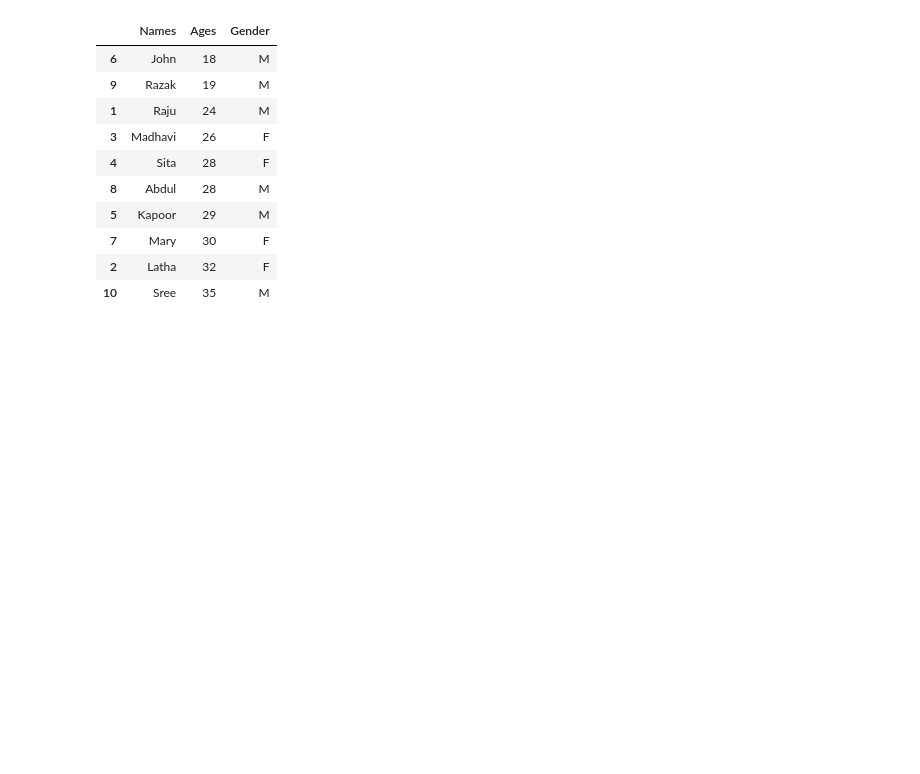
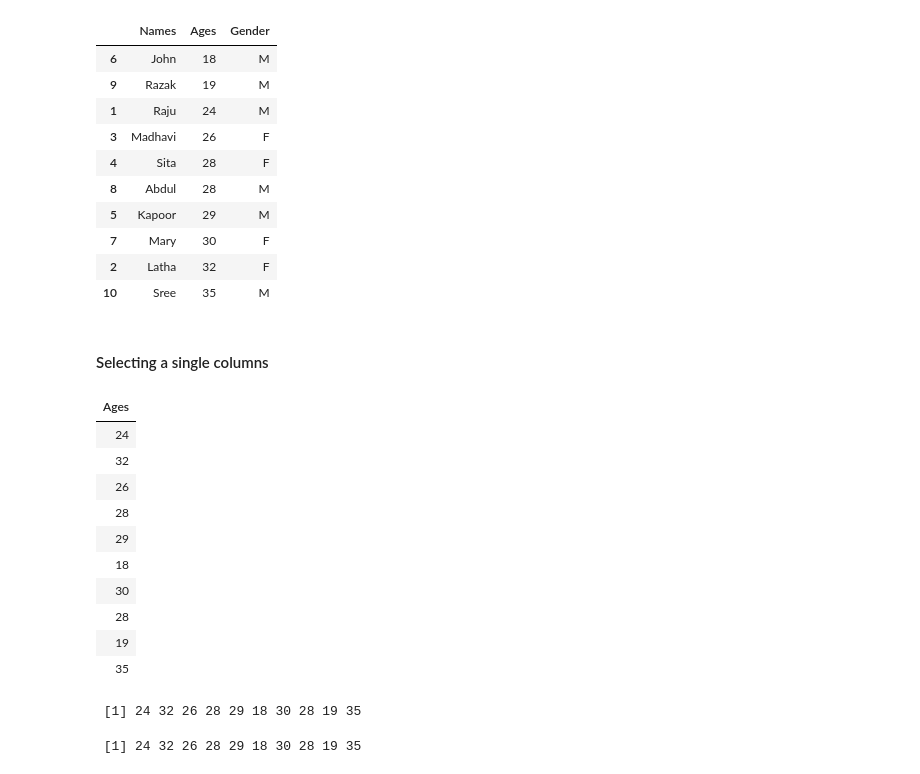
Before and after one commit to SUSREE64/R-Bootcamp, a Jupyter notebook: R-Basics/R-DataFrames.ipynb, the cells around one changed output. Cells and saved outputs as stored; diff of their text form; code cells hidden in the pictures; blank space fills up the shorter version.

```diff
--- a/R-Basics/R-DataFrames.ipynb
+++ b/R-Basics/R-DataFrames.ipynb
@@ -258,3 +263,30 @@ Friends[sorted.friends,]
 | 7 | Mary | 30 | F |
 | 2 | Latha | 32 | F |
 | 10 | Sree | 35 | M |
+# %% [markdown]
+#### Selecting a single columns
+# %%
+# Selecting the column as a dataframe
+Friends['Ages']
+# %% [output]
+| Ages |
+| 24 |
+| 32 |
+| 26 |
+| 28 |
+| 29 |
+| 18 |
+| 30 |
+| 28 |
+| 19 |
+| 35 |
+# %%
+# Selecting the column as a vector - Flat row like with double bracket notation
+Friends[['Ages']] # Notice two brackets
+# %% [output]
+ [1] 24 32 26 28 29 18 30 28 19 35
+# %%
+# Another way with $ notation
+Friends$Ages
+# %% [output]
+ [1] 24 32 26 28 29 18 30 28 19 35
```
Also changed, not shown: parts of 1 cell of this notebook, 1 other file.
